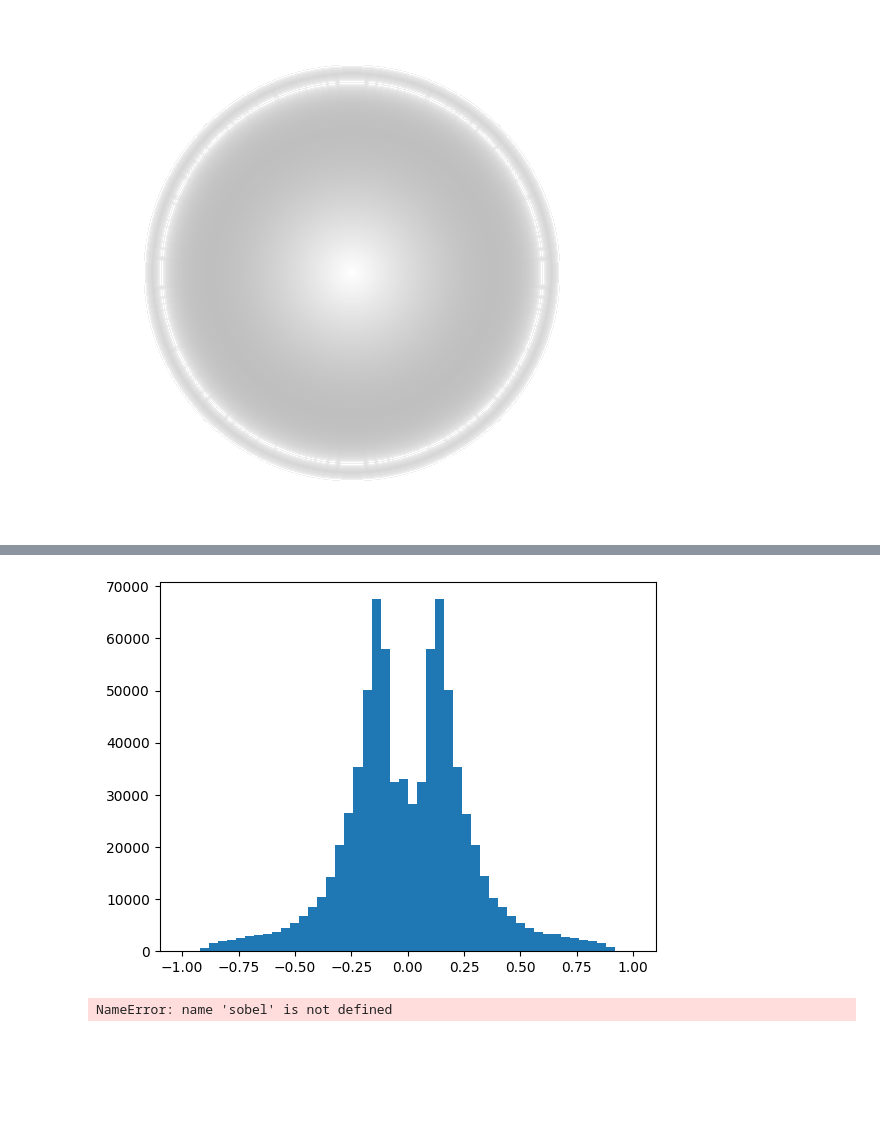
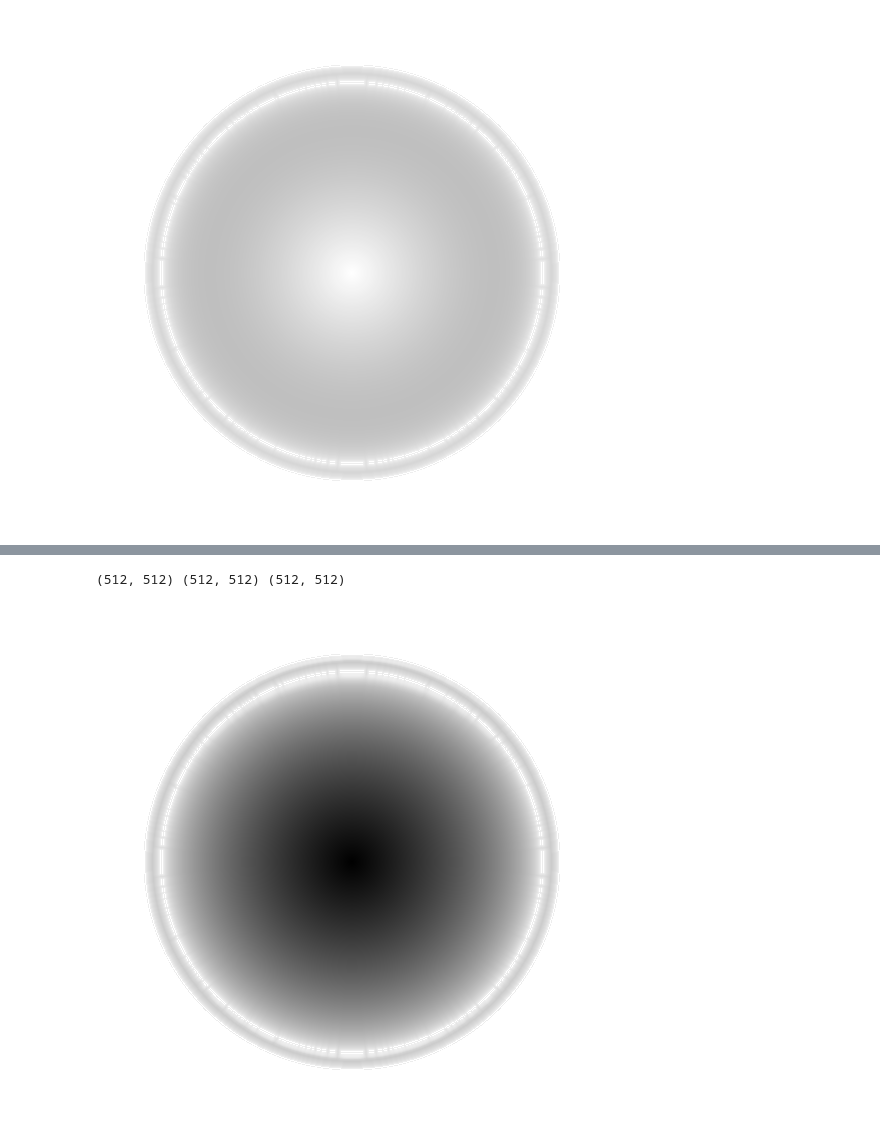
Before and after one commit to SNIPRS/image_utils, a Jupyter notebook: gradient_fill.ipynb, the cells around one changed output, grey strips where cells are left out. Cells and saved outputs as stored; diff of their text form; code cells hidden in the pictures; blank space fills up the shorter version.

```diff
--- a/gradient_fill.ipynb
+++ b/gradient_fill.ipynb
@@ -37,9 +15,6 @@ Clipping input data to the valid range for imshow with RGB data ([0..1] for floa
-# %%
-plt.hist(sobelx.flatten(), bins=50)
-plt.show()
-# %% [output]
-[figure, removed]
-# %%
-sobel
-# %% [output]
-NameError: name 'sobel' is not defined
+# %%
+dx, dy = get_derivatives(img, ksize=25)
+display(dx)
+# %% [output]
+(512, 512) (512, 512) (512, 512)
+[figure, added]
```
Also changed, not shown: parts of 7 cells of this notebook, 1 other file.
